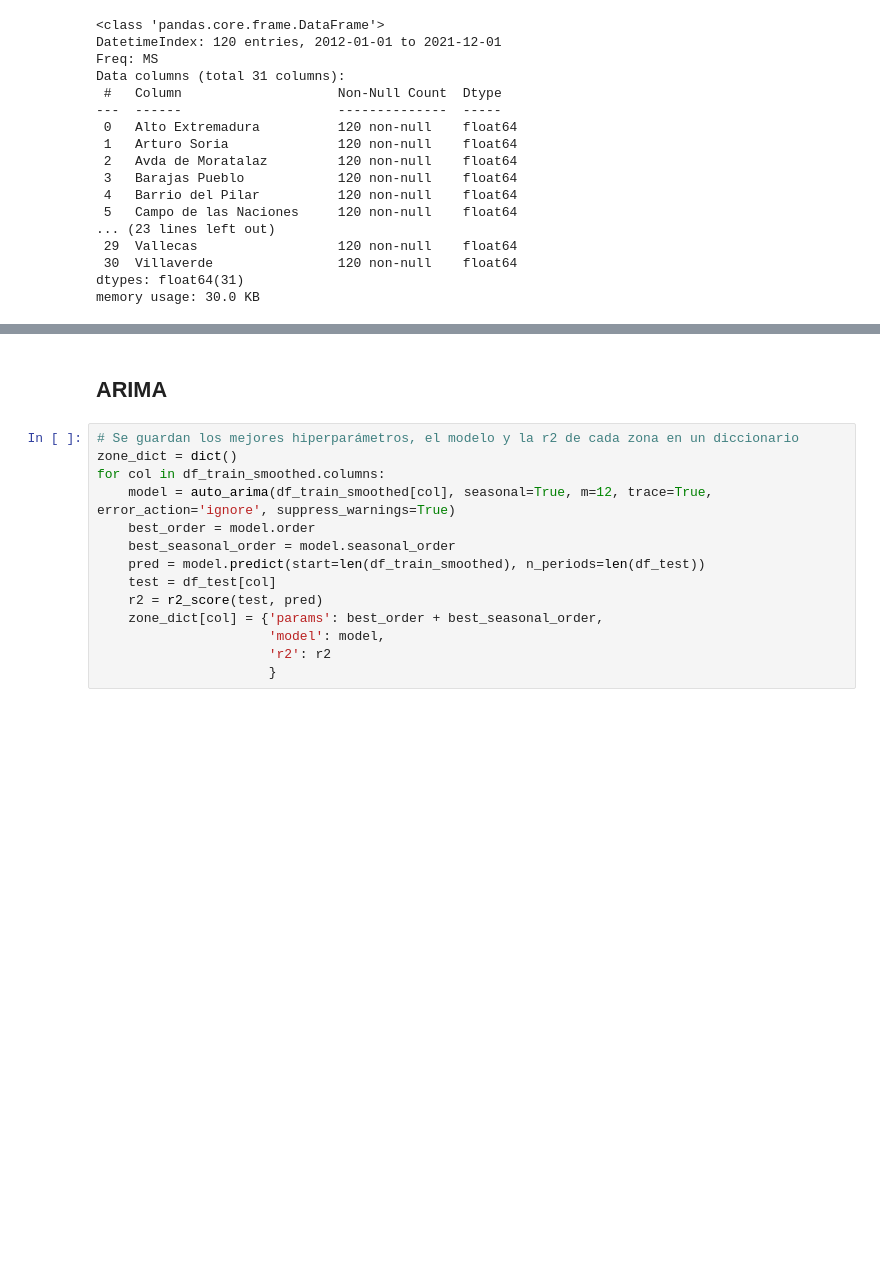
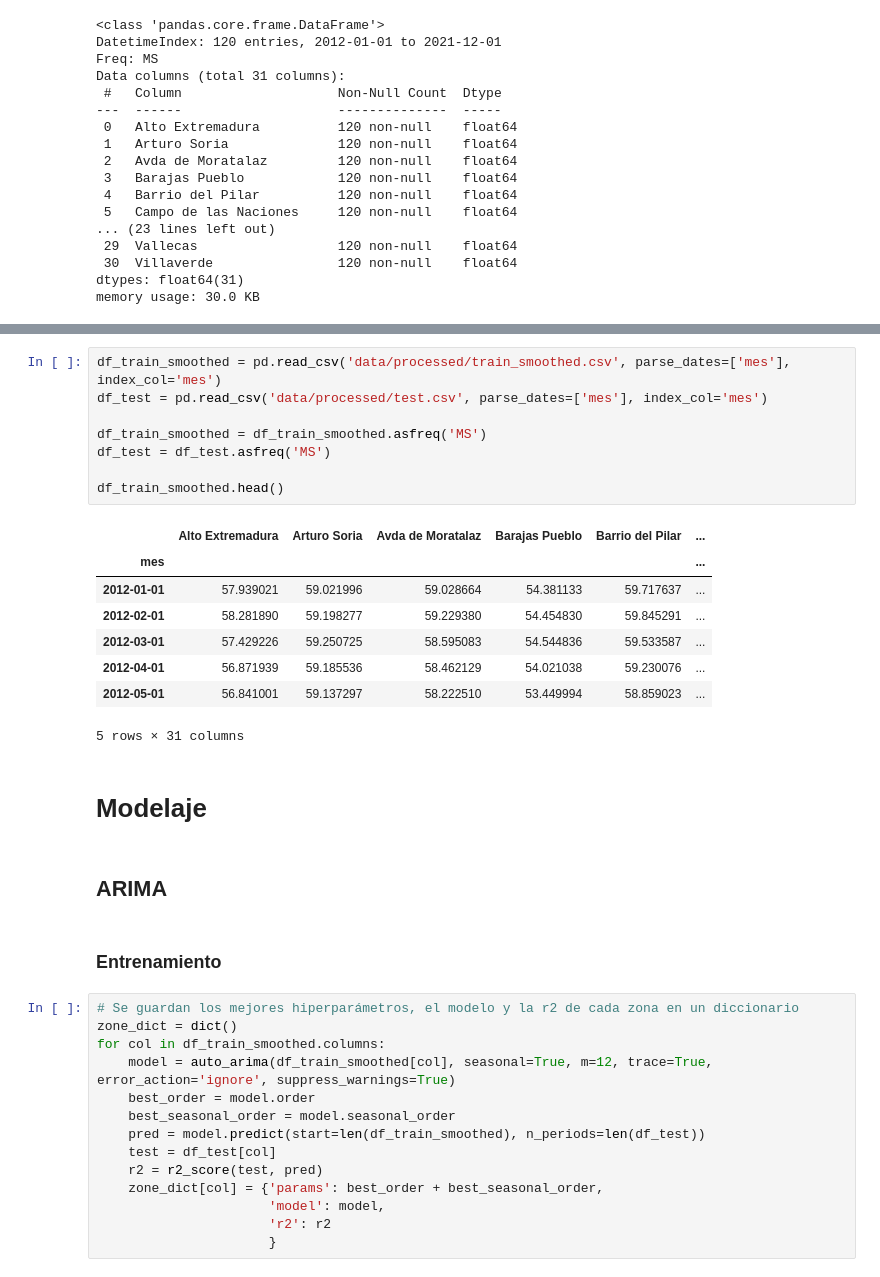
Before and after one commit to RogerPerello/Contaminacion_acustica, a Jupyter notebook: src/acoustics.ipynb, the cells around one changed output, grey strips where cells are left out. Cells and saved outputs as stored; diff of their text form; blank space fills up the shorter version.

```diff
--- a/src/acoustics.ipynb
+++ b/src/acoustics.ipynb
@@ -658,5 +688,26 @@ memory usage: 30.0 KB
+# %%
+df_train_smoothed = pd.read_csv('data/processed/train_smoothed.csv', parse_dates=['mes'], index_col='mes')
+df_test = pd.read_csv('data/processed/test.csv', parse_dates=['mes'], index_col='mes')
+
+df_train_smoothed = df_train_smoothed.asfreq('MS')
+df_test = df_test.asfreq('MS')
+
+df_train_smoothed.head()
+# %% [output]
+|  | Alto Extremadura | Arturo Soria | Avda de Moratalaz | Barajas Pueblo | Barrio del Pilar | ... |
+| mes |  |  |  |  |  | ... |
+| 2012-01-01 | 57.939021 | 59.021996 | 59.028664 | 54.381133 | 59.717637 | ... |
+| 2012-02-01 | 58.281890 | 59.198277 | 59.229380 | 54.454830 | 59.845291 | ... |
+| 2012-03-01 | 57.429226 | 59.250725 | 58.595083 | 54.544836 | 59.533587 | ... |
+| 2012-04-01 | 56.871939 | 59.185536 | 58.462129 | 54.021038 | 59.230076 | ... |
+| 2012-05-01 | 56.841001 | 59.137297 | 58.222510 | 53.449994 | 58.859023 | ... |
+5 rows × 31 columns
+# %% [markdown]
+# Modelaje
 # %% [markdown]
 ## ARIMA
+# %% [markdown]
+### Entrenamiento
 # %%
 # Se guardan los mejores hiperparámetros, el modelo y la r2 de cada zona en un diccionario
 zone_dict = dict()
```
Also changed, not shown: parts of 9 cells of this notebook, 2 other files.
